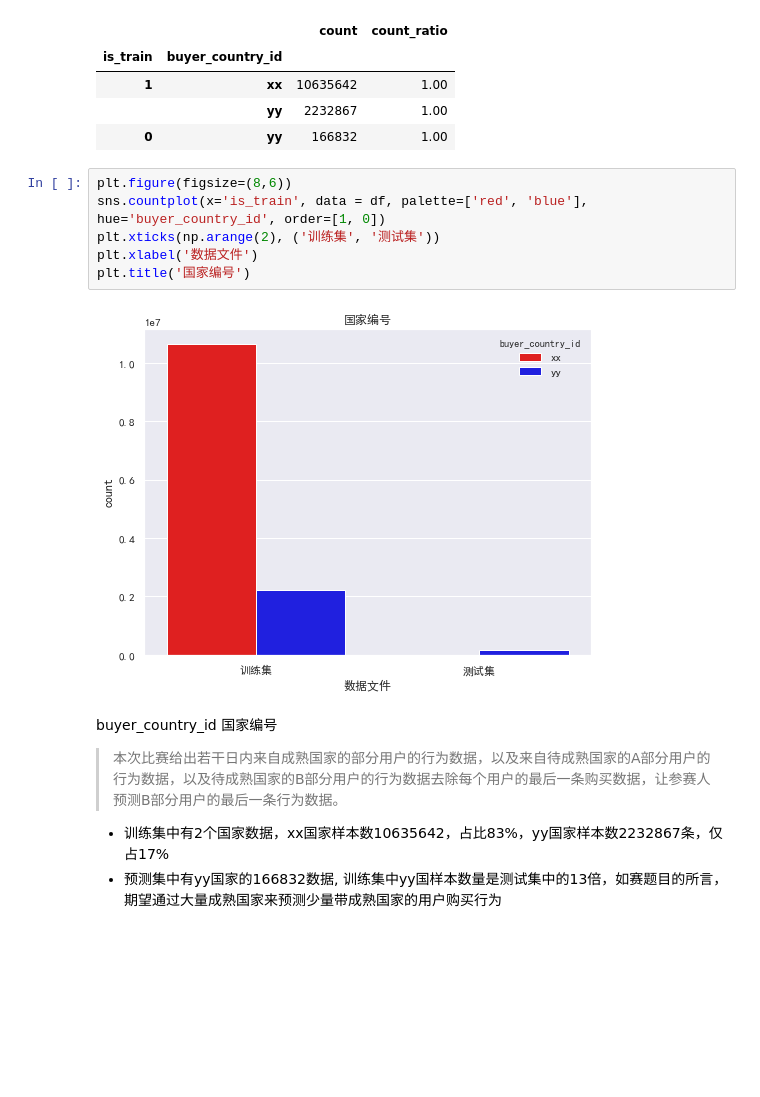
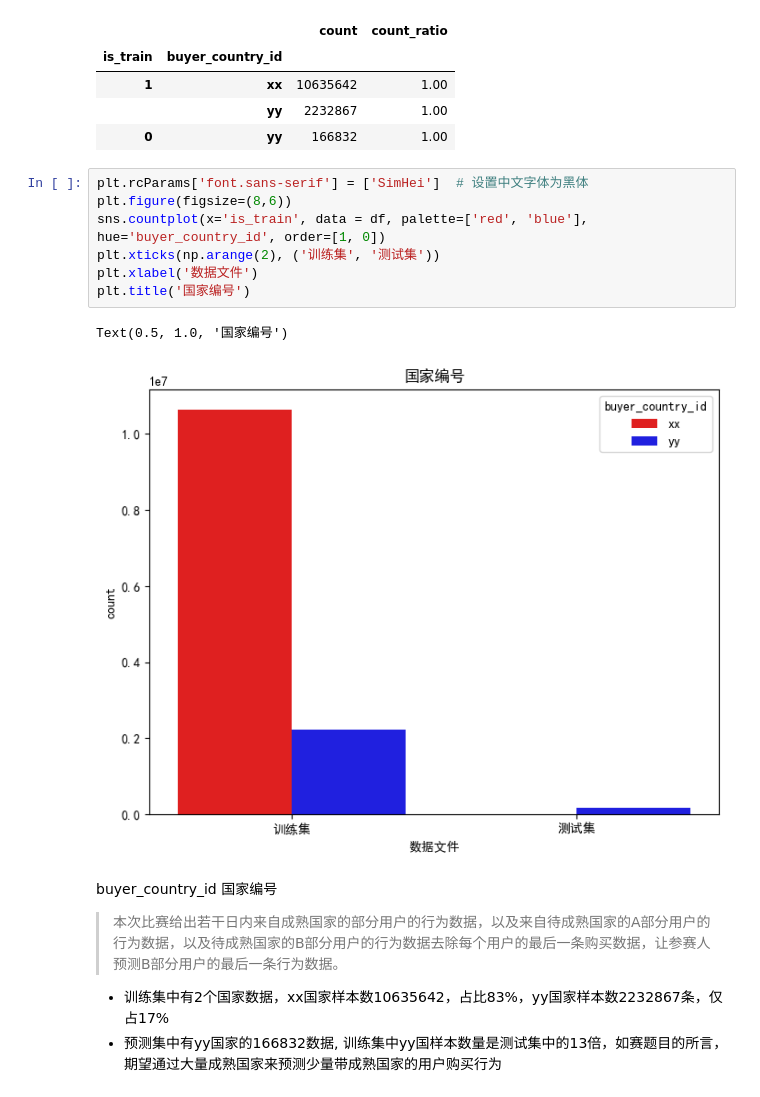
Before and after one commit to surpoloyang/Practical_Learning__Machine_Learning_May, a Jupyter notebook: Past-Competition-learning/Cross-border-E-commerce-Algorithm-Competition/code/AntaiCup-Data-Exploration-And-Analysis.ipynb, the cells around one changed output. Saved outputs shown, nothing was run; the diff lists cells and outputs as text; blank space fills up the shorter version.

```diff
--- a/Past-Competition-learning/Cross-border-E-commerce-Algorithm-Competition/code/AntaiCup-Data-Exploration-And-Analysis.ipynb
+++ b/Past-Competition-learning/Cross-border-E-commerce-Algorithm-Competition/code/AntaiCup-Data-Exploration-And-Analysis.ipynb
@@ -253,13 +244,15 @@ groupby_cnt_ratio(df, [])
 |  | yy | 2232867 | 1.00 |
 | 0 | yy | 166832 | 1.00 |
 # %%
+plt.rcParams['font.sans-serif'] = ['SimHei']  # 设置中文字体为黑体
 plt.figure(figsize=(8,6))
 sns.countplot(x='is_train', data = df, palette=['red', 'blue'], hue='buyer_country_id', order=[1, 0])
 plt.xticks(np.arange(2), ('训练集', '测试集'))
 plt.xlabel('数据文件')
 plt.title('国家编号')
 # %% [output]
+Text(0.5, 1.0, '国家编号')
-[figure, old version]
+[figure, new version]
 # %% [markdown]
 buyer_country_id 国家编号
 
```
Also changed, not shown: parts of 45 cells of this notebook, 1 other file.
